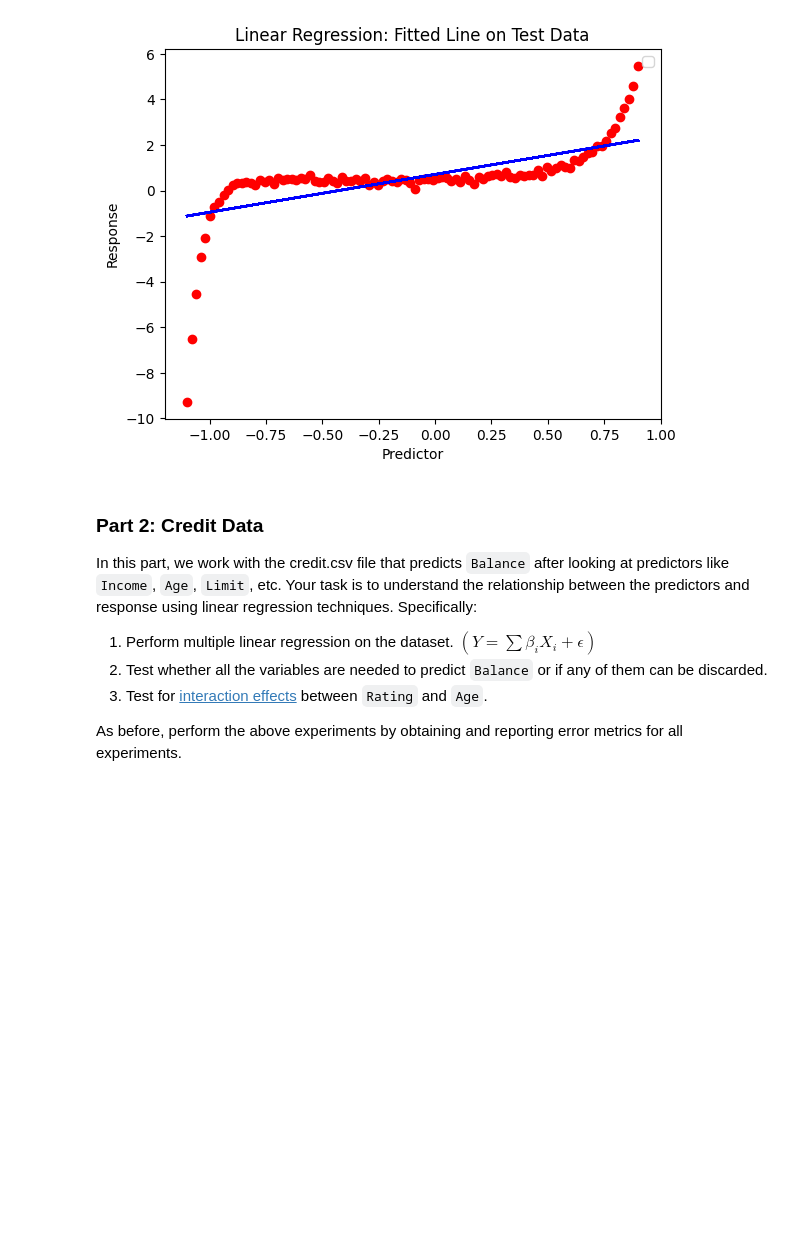
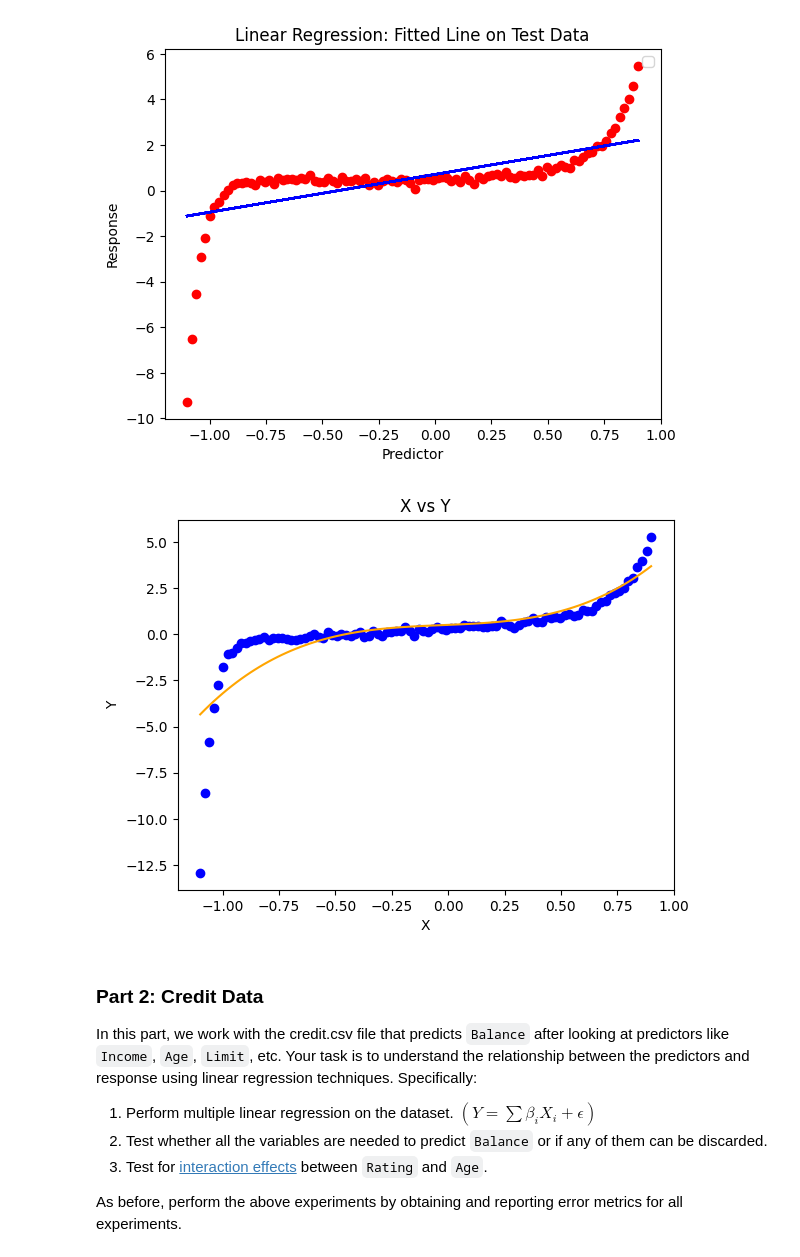
Before and after one commit to oops-moment/SMAI-SEM6, a Jupyter notebook: rollnumber_A1/rollnumber_A1_Q3/Q3.ipynb, the cells around one changed output. Saved outputs shown, nothing was run; the diff lists cells and outputs as text; code cells hidden in the pictures; blank space fills up the shorter version.

```diff
--- a/rollnumber_A1/rollnumber_A1_Q3/Q3.ipynb
+++ b/rollnumber_A1/rollnumber_A1_Q3/Q3.ipynb
@@ -116,3 +166,18 @@ No artists with labels found to put in legend.  Note that artists whose label st
+# %%
+X,Y= gen_data()
+X = X.reshape(-1,1)
+model = PolynomailRegression( degree = 3, learning_rate = 0.01, iterations = 500 )
+
+model.fit( X, Y )
+Y_pred = model.predict( X )
+plt.scatter( X, Y, color = 'blue' )
+plt.plot( X, Y_pred, color = 'orange' )
+plt.title( 'X vs Y' )
+plt.xlabel( 'X' )
+plt.ylabel( 'Y' )
+plt.show()
+# %% [output]
+[figure, added]
 # %% [markdown]
 ### Part 2: Credit Data
 
```
Also changed, not shown: parts of 1 cell of this notebook.
